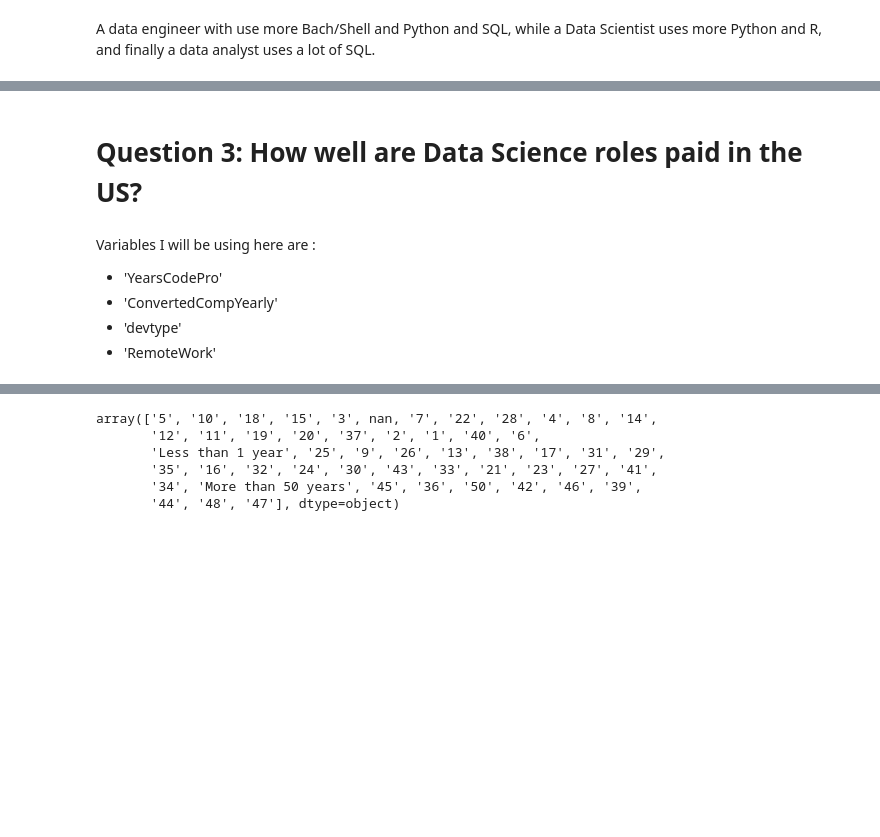
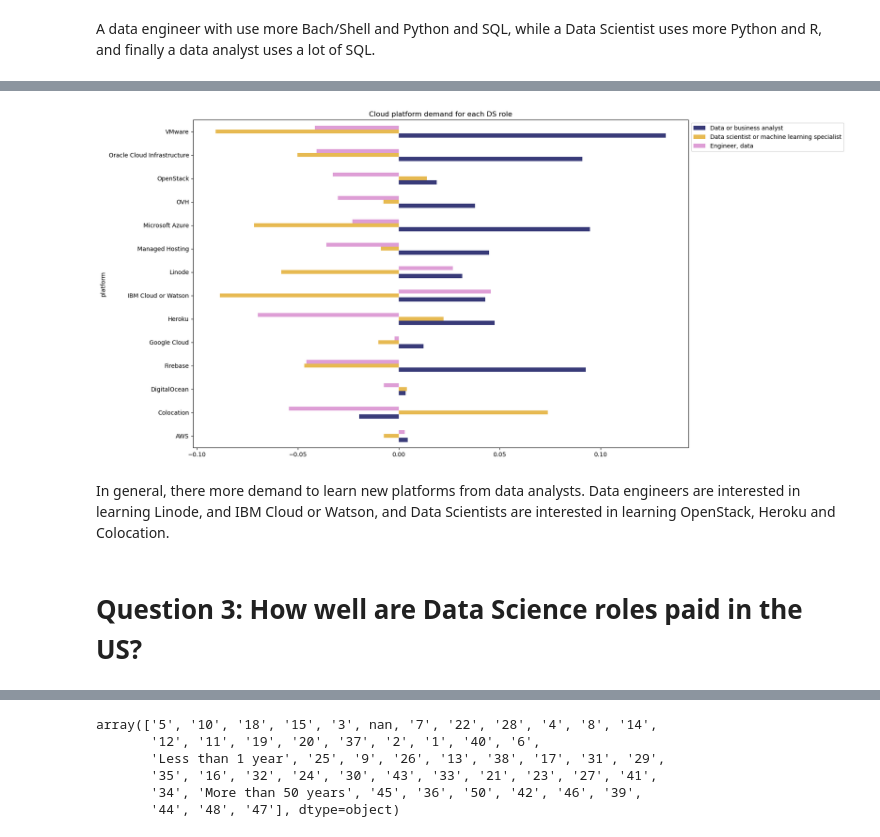
Before and after one commit to thecochenille/stackoverflow_survey2019to2022, a Jupyter notebook: Stackoverflow_survey2022Analysis.ipynb, the cells around one changed output, grey strips where cells are left out. Drawn from its saved outputs; the diff is of its cells as text; code cells hidden in the pictures; blank space fills up the shorter version.

Commit message:
Update Stackoverflow_survey2022Analysis.ipynb
- proofreading

```diff
--- a/Stackoverflow_survey2022Analysis.ipynb
+++ b/Stackoverflow_survey2022Analysis.ipynb
@@ -249,8 +239,8 @@ In general, there more demand to learn new platforms from data analysts. Data en
+# %%
+ax3 = demand.unstack().plot(kind='barh',colormap='tab20b',figsize=(15, 10),title='Cloud platform demand for each DS role').legend(bbox_to_anchor=(1.0, 1.0))
+# %% [output]
+[figure, added]
+# %% [markdown]
+In general, there more demand to learn new platforms from data analysts. Data engineers are interested in learning Linode, and IBM Cloud or Watson, and Data Scientists are interested in learning OpenStack, Heroku and Colocation.
 # %% [markdown]
 # Question 3: How well are Data Science roles paid in the US?
-# %% [markdown]
-Variables I will be using here are :
-- 'YearsCodePro'
-- 'ConvertedCompYearly'
-- 'devtype'
-- 'RemoteWork'
```
Also changed, not shown: parts of 63 cells of this notebook.
